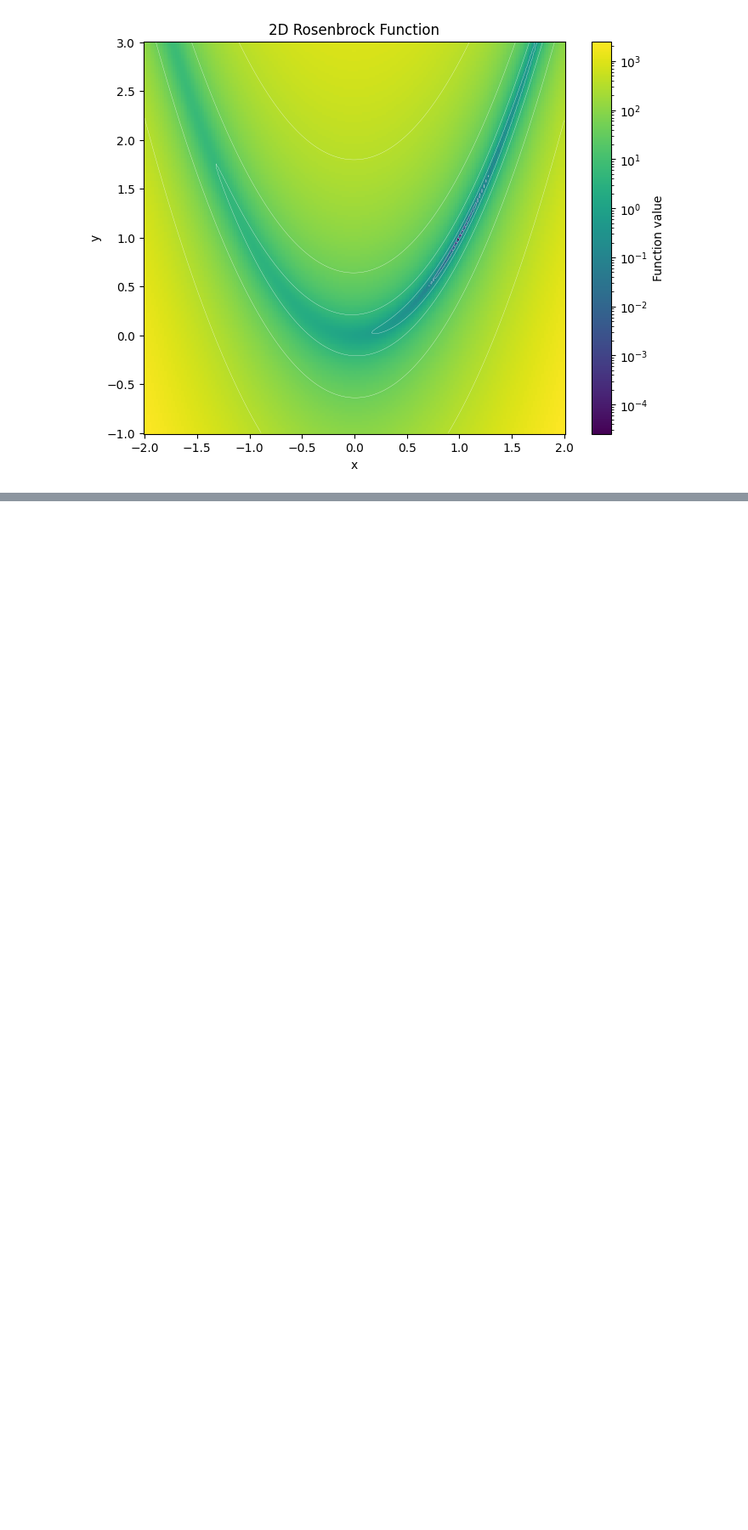
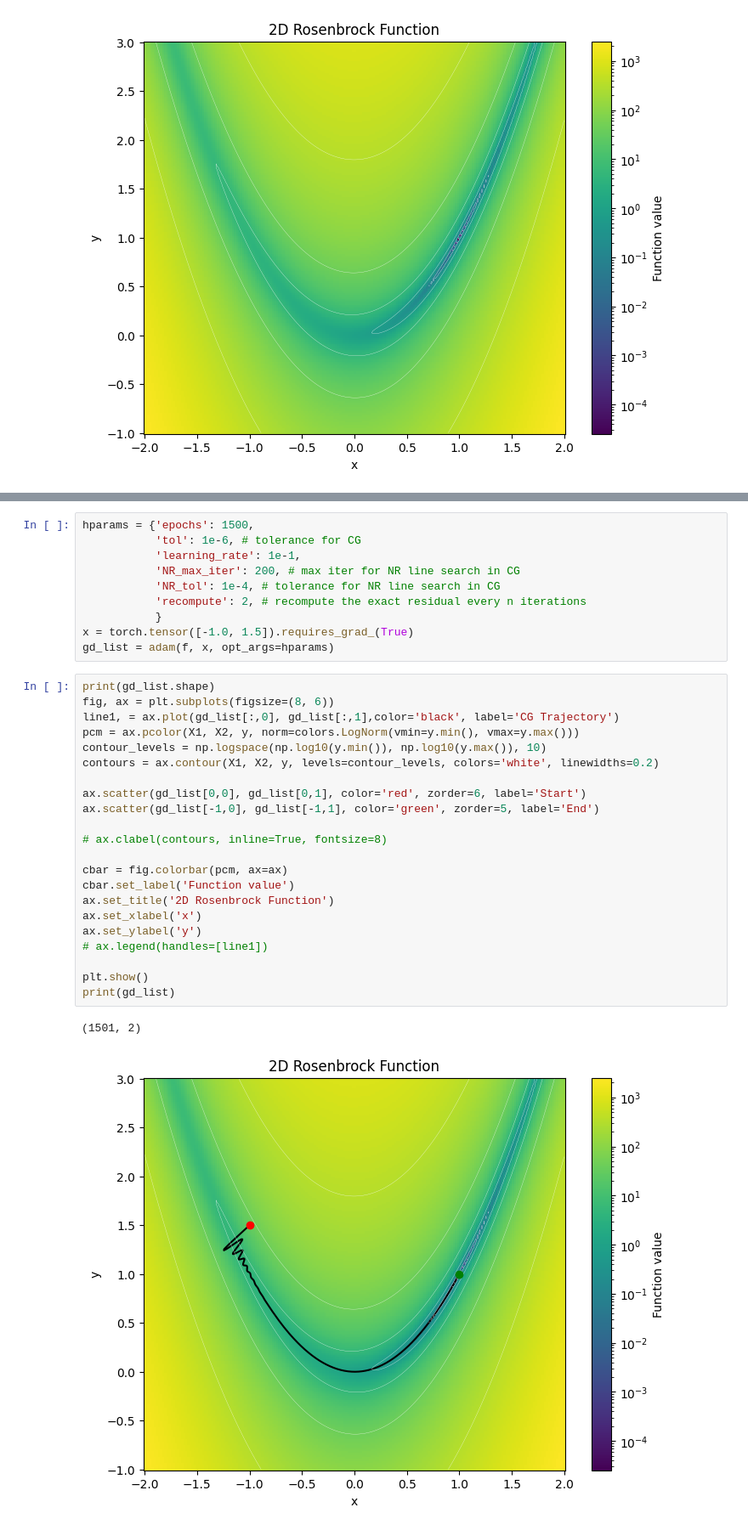
Before and after one commit to wangzican/prdpt2024, a Jupyter notebook: code/simple.ipynb, the cells around one changed output, grey strips where cells are left out. Shown at 85% size. Drawn from its saved outputs; the diff is of its cells as text; blank space fills up the shorter version.

```diff
--- a/code/simple.ipynb
+++ b/code/simple.ipynb
@@ -51,0 +267,35 @@ plt.show()
+# %%
+hparams = {'epochs': 1500,
+           'tol': 1e-6, # tolerance for CG
+           'learning_rate': 1e-1,
+           'NR_max_iter': 200, # max iter for NR line search in CG
+           'NR_tol': 1e-4, # tolerance for NR line search in CG
+           'recompute': 2, # recompute the exact residual every n iterations
+           }
+x = torch.tensor([-1.0, 1.5]).requires_grad_(True)
+gd_list = adam(f, x, opt_args=hparams)
+# %%
+print(gd_list.shape)
+fig, ax = plt.subplots(figsize=(8, 6))
+line1, = ax.plot(gd_list[:,0], gd_list[:,1],color='black', label='CG Trajectory')
+pcm = ax.pcolor(X1, X2, y, norm=colors.LogNorm(vmin=y.min(), vmax=y.max()))
+contour_levels = np.logspace(np.log10(y.min()), np.log10(y.max()), 10)
+contours = ax.contour(X1, X2, y, levels=contour_levels, colors='white', linewidths=0.2)
+
+ax.scatter(gd_list[0,0], gd_list[0,1], color='red', zorder=6, label='Start')
+ax.scatter(gd_list[-1,0], gd_list[-1,1], color='green', zorder=5, label='End')
+
+# ax.clabel(contours, inline=True, fontsize=8)
+
+cbar = fig.colorbar(pcm, ax=ax)
+cbar.set_label('Function value')
+ax.set_title('2D Rosenbrock Function')
+ax.set_xlabel('x')
+ax.set_ylabel('y')
+# ax.legend(handles=[line1])
+
+plt.show()
+print(gd_list)
+# %% [output]
+(1501, 2)
+[figure, added]
```
Also changed, not shown: parts of 51 cells of this notebook, 10 other files.
